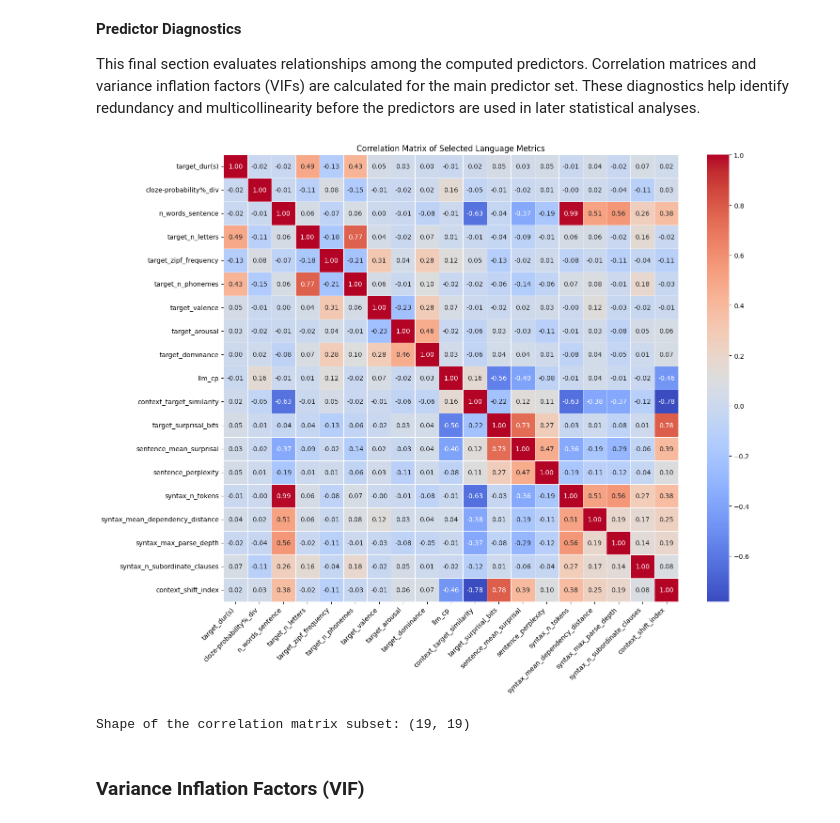
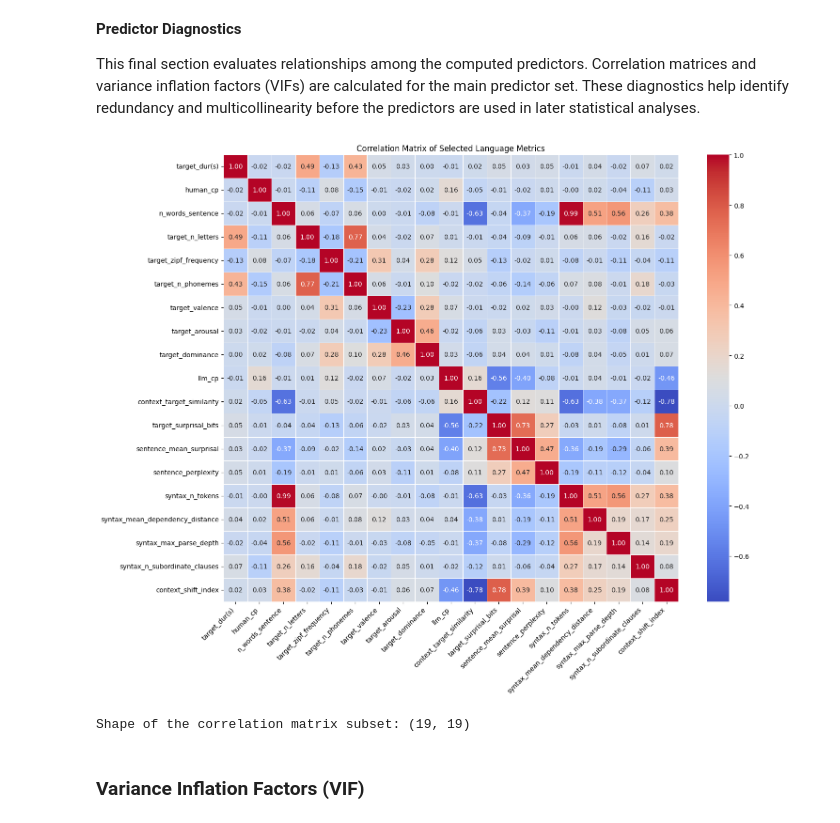
Before and after one commit to AngelaGS27/EEG-Sentence-ERP-Trial-Level-Modelling, a Jupyter notebook: stimuli_analysis.ipynb, the cells around one changed output. Saved outputs shown, nothing was run; the diff lists cells and outputs as text; code cells hidden in the pictures.

```diff
--- a/stimuli_analysis.ipynb
+++ b/stimuli_analysis.ipynb
@@ -574,7 +574,7 @@ import matplotlib.pyplot as plt
 # Define the list of columns to include in the correlation matrix
 selected_columns = [
     'target_dur(s)',
-    'cloze-probability%_div',
+    'human_cp',
     'n_words_sentence',
     'target_n_letters',
     'target_zipf_frequency',
@@ -587,34 +587,34 @@ selected_columns = [
     'target_surprisal_bits',
     'sentence_mean_surprisal',
     'sentence_perplexity',
     'syntax_n_tokens',
     'syntax_mean_dependency_distance',
     'syntax_max_parse_depth',
     'syntax_n_subordinate_clauses',
     'context_shift_index'
 ]
 
 # Ensure only existing columns are selected and remove duplicates from the list
 existing_selected_columns = list(dict.fromkeys([col for col in selected_columns if col in out.columns]))
 
 # Create a DataFrame with only the selected columns
 df_for_correlation = out[existing_selected_columns]
 
 # Compute the correlation matrix
 correlation_matrix_subset = df_for_correlation.corr()
 
 # Display the correlation matrix using a heatmap
 plt.figure(figsize=(15, 12))
 sns.heatmap(correlation_matrix_subset, annot=True, cmap='coolwarm', fmt=".2f", linewidths=.5)
 plt.title('Correlation Matrix of Selected Language Metrics')
 plt.xticks(rotation=45, ha='right')
 plt.yticks(rotation=0)
 plt.tight_layout()
 plt.show()
 
 print("Shape of the correlation matrix subset:", correlation_matrix_subset.shape)
 # %% [output]
-[figure, old version]
+[figure, new version]
 Shape of the correlation matrix subset: (19, 19)
 # %% [markdown]
 ### Variance Inflation Factors (VIF)
```
